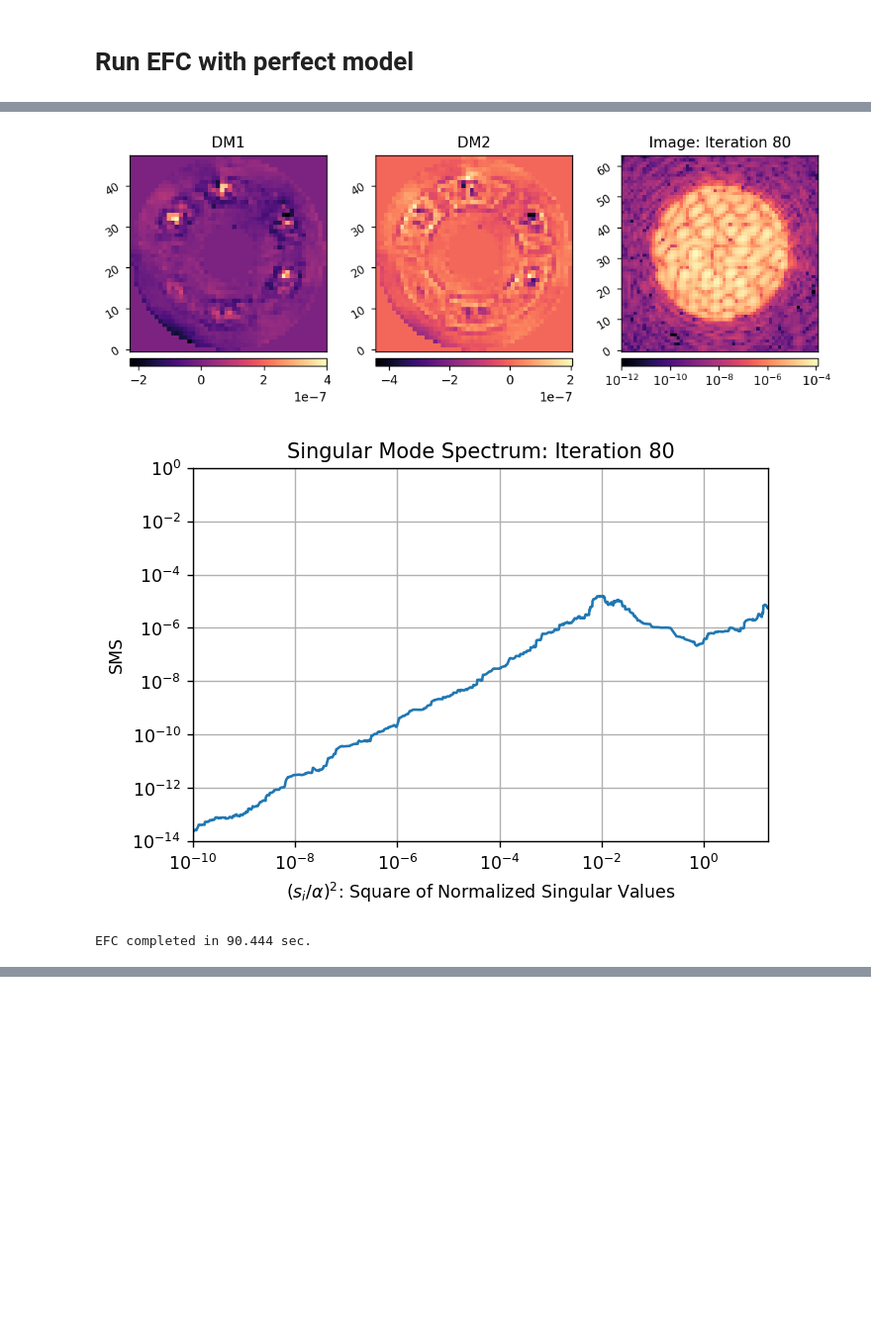
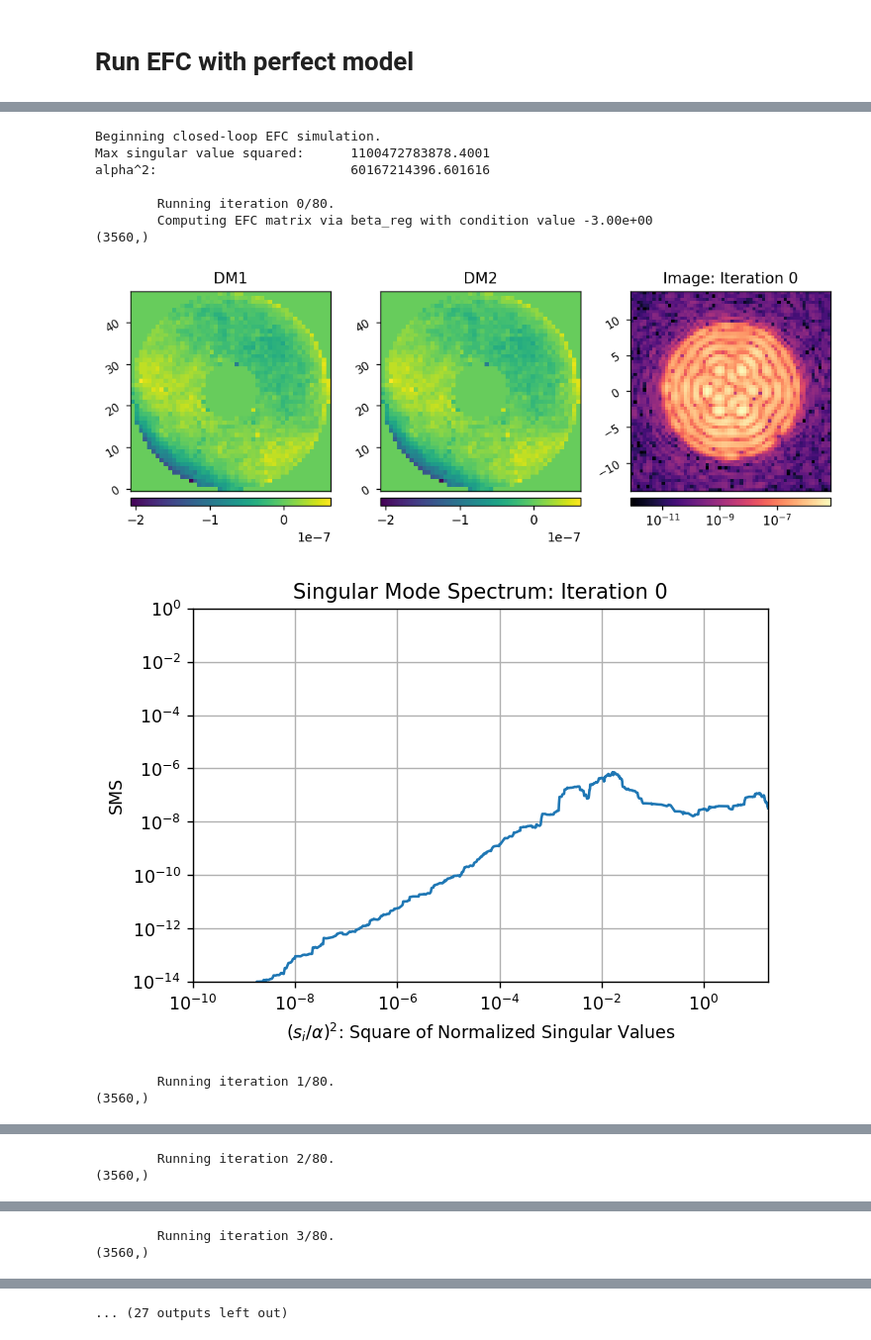
Before and after one commit to kian1377/roman-cgi-iefc, a Jupyter notebook: efc_2dm_hlc.ipynb, the cells around one changed output, grey strips where cells are left out. Shown at 99% size. Drawn from its saved outputs; the diff is of its cells as text; code cells hidden in the pictures; blank space fills up the shorter version.

```diff
--- a/efc_2dm_hlc.ipynb
+++ b/efc_2dm_hlc.ipynb
@@ -125,6 +153,6 @@ reg_fun = utils.beta_reg
 # reg_conds = np.array([[0, 10, 20, 30, 40, 50],
 #                       [-3, -5, -1, -3, -4, -5]])
 reg_conds = np.array([[0, 20, 25, 60, 65],
-                      [0, -1, 0, -2, 0]])
+                      [-3, -1, 0, -2, 0]])
 # %% [markdown]
 # Run EFC with perfect model
@@ -131,16 +163,25 @@ reg_conds = np.array([[0, 20, 25, 60, 65],
 # %%
 reload(efc)
 sys.reset_dms()
 dm1_commands1, dm2_commands1, efields1 = efc.run_efc_perfect(sys,
                                                              jac,
                                                              reg_fun,
                                                              reg_conds,
                                                              dh_mask,
                                                              Imax_unocc,
                                                              iterations=80,
-#                                                              display_all=True,
+                                                             efc_loop_gain=0.25,
+                                                             display_all=True,
                                                              plot_sms=True)
 # %% [output]
+Beginning closed-loop EFC simulation.
+Max singular value squared:      1100472783878.4001
+alpha^2:                         60167214396.601616
+
+        Running iteration 0/80.
+        Computing EFC matrix via beta_reg with condition value -3.00e+00
+(3560,)
-[figure, old version]
+[figure, new version]
-[figure, old version]
+[figure, new version]
-EFC completed in 90.444 sec.
+        Running iteration 1/80.
+(3560,)
@@ -146,0 +190,2 @@ EFC completed in 90.444 sec.
+        Running iteration 2/80.
+(3560,)
@@ -146,0 +194,2 @@ EFC completed in 90.444 sec.
+        Running iteration 3/80.
+(3560,)
@@ -146,0 +198 @@ EFC completed in 90.444 sec.
+... (27 outputs left out)
```
Also changed, not shown: parts of 9 cells of this notebook, 17 other files.
